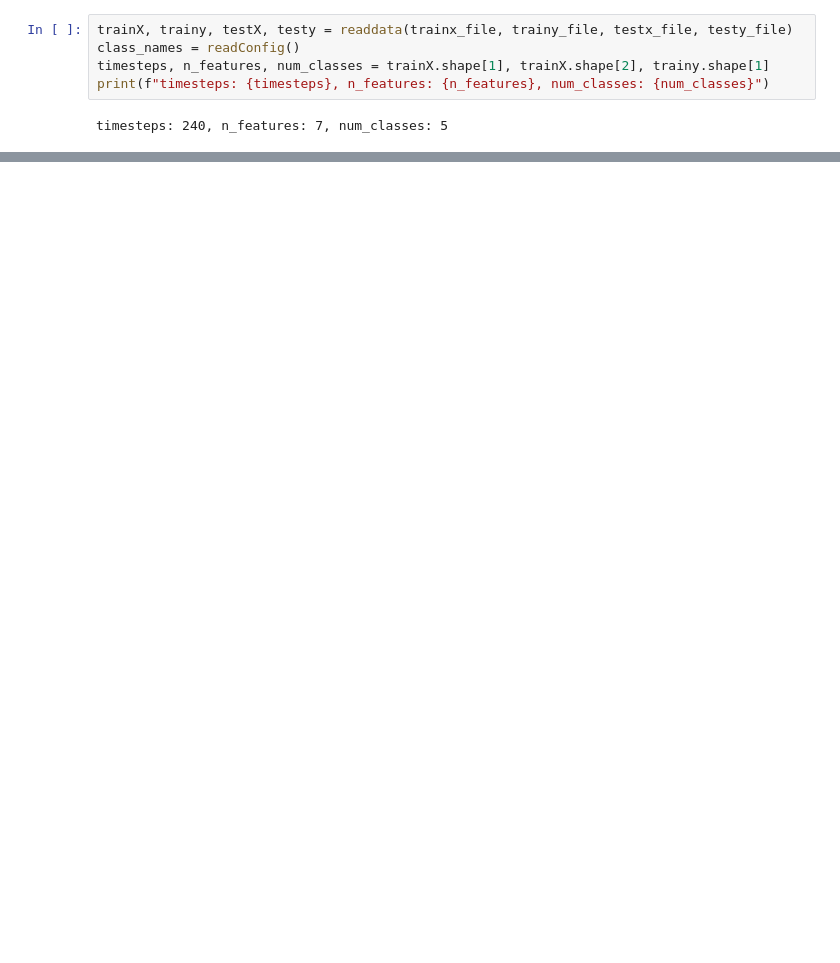
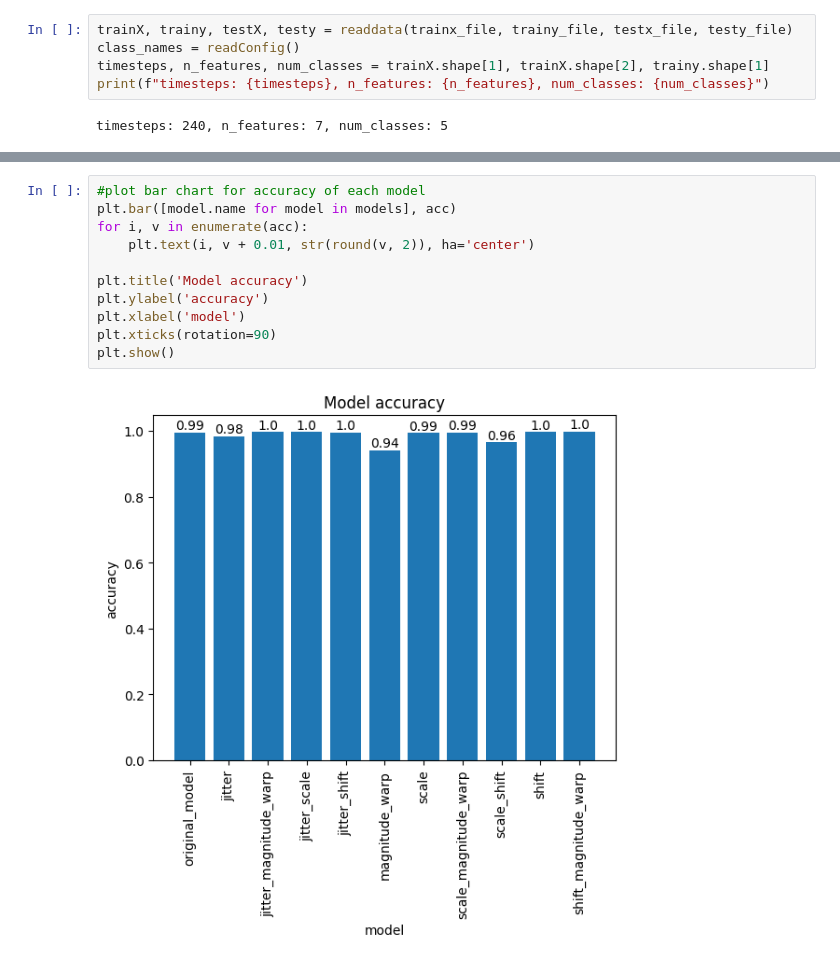
Before and after one commit to orangethefish/HCMUT_Thesis, a Jupyter notebook: SADeepConvLSTM_with_data_augmentation.ipynb, the cells around one changed output, grey strips where cells are left out. Saved outputs shown, nothing was run; the diff lists cells and outputs as text; blank space fills up the shorter version.

```diff
--- a/SADeepConvLSTM_with_data_augmentation.ipynb
+++ b/SADeepConvLSTM_with_data_augmentation.ipynb
@@ -452,0 +414,13 @@ weighted avg       1.00      1.00      1.00      1500
+# %%
+#plot bar chart for accuracy of each model
+plt.bar([model.name for model in models], acc)
+for i, v in enumerate(acc):
+    plt.text(i, v + 0.01, str(round(v, 2)), ha='center')
+
+plt.title('Model accuracy')
+plt.ylabel('accuracy')
+plt.xlabel('model')
+plt.xticks(rotation=90)
+plt.show()
+# %% [output]
+[figure, added]
```
Also changed, not shown: parts of 5 cells of this notebook, 28 other files.
